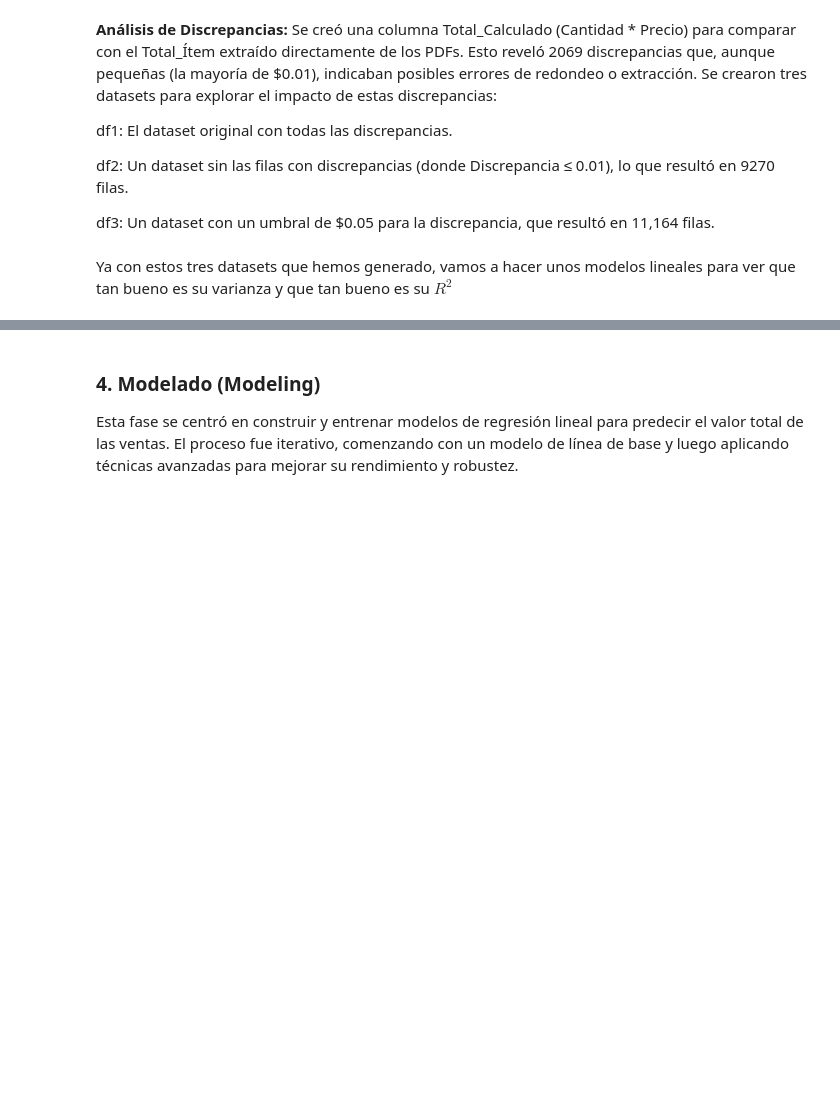
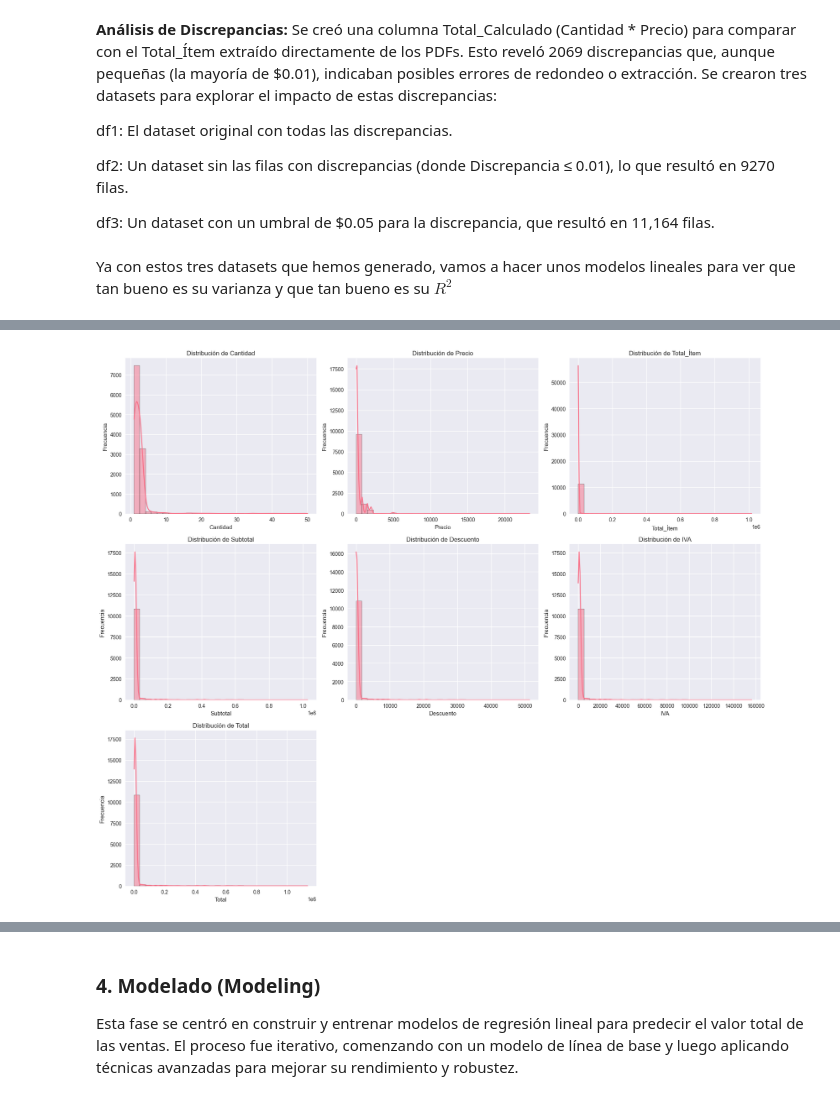
Before and after one commit to AceRb6/Practica_01_ML_Regresion_Lineal, a Jupyter notebook: Practica_1_Regresion_Lineal.ipynb, the cells around one changed output, grey strips where cells are left out. Saved outputs shown, nothing was run; the diff lists cells and outputs as text; code cells hidden in the pictures; blank space fills up the shorter version.

```diff
--- a/Practica_1_Regresion_Lineal.ipynb
+++ b/Practica_1_Regresion_Lineal.ipynb
@@ -596,0 +503,11 @@ Proporción acumulada de varianza explicada:
+# %%
+# Configuración visual
+plt.style.use('seaborn-v0_8')
+sns.set_palette("husl")
+
+# Lista de variables numéricas de interés
+numeric_vars = ['Cantidad', 'Precio', 'Total_Ítem', 'Subtotal', 'Descuento', 'IVA', 'Total']
+
+# Resumen estadístico
+print("Resumen Estadístico de Variables Numéricas")
+display(df1[numeric_vars].describe())
@@ -596,0 +525,19 @@ Proporción acumulada de varianza explicada:
+# %%
+# Gráficos de distribución
+fig, axes = plt.subplots(3, 3, figsize=(18, 15))
+axes = axes.flatten()
+
+for i, col in enumerate(numeric_vars):
+    sns.histplot(df[col], kde=True, ax=axes[i], bins=30)
+    axes[i].set_title(f'Distribución de {col}')
+    axes[i].set_xlabel(col)
+    axes[i].set_ylabel('Frecuencia')
+
+# Eliminar subplots vacíos si los hay
+for j in range(i+1, len(axes)):
+    fig.delaxes(axes[j])
+
+plt.tight_layout()
+plt.show()
+# %% [output]
+[figure, added]
```
Also changed, not shown: parts of 9 cells of this notebook, 1 other file.
